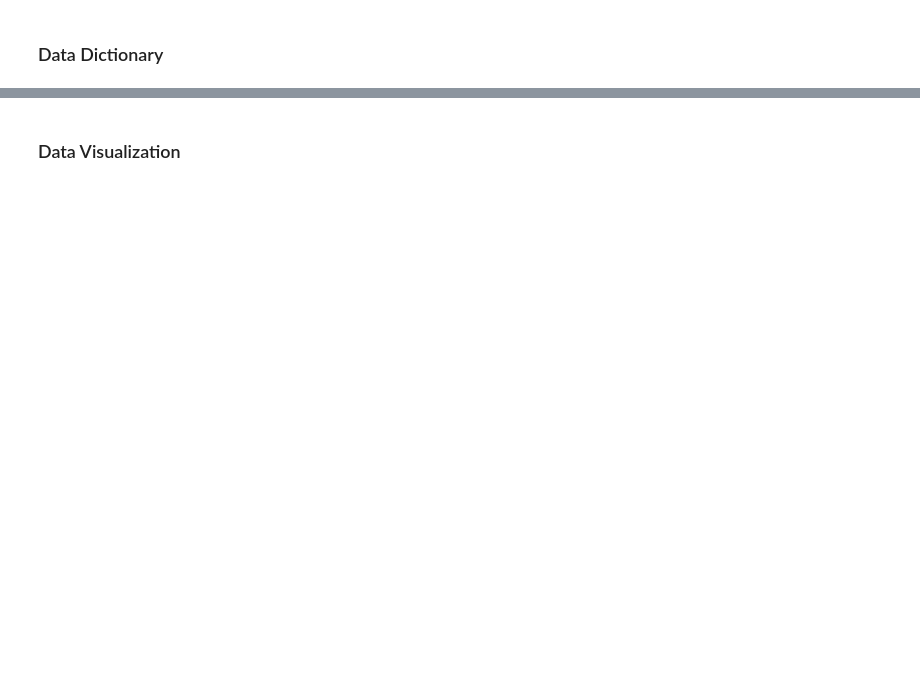
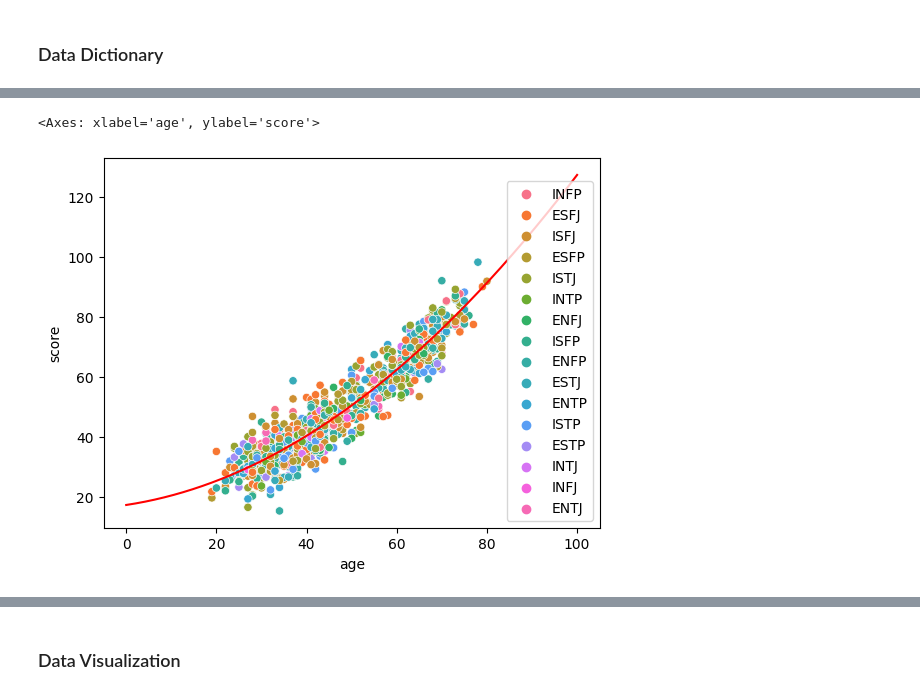
Before and after one commit to Alexr1239/Fictional_data, a Jupyter notebook: Cook_Fictional_Data_B.ipynb, the cells around one changed output, grey strips where cells are left out. Saved outputs shown, nothing was run; the diff lists cells and outputs as text; code cells hidden in the pictures; blank space fills up the shorter version.

```diff
--- a/Cook_Fictional_Data_B.ipynb
+++ b/Cook_Fictional_Data_B.ipynb
@@ -41,0 +147,11 @@ data = {'id':list(range(100000,100000+obs)),
+# %%
+data = df[['age','score']]
+train, test = train_test_split(
+    data, test_size=0.2, random_state=42)
+
+model = smf.ols(
+  formula='score ~ age + I(age**2)', data=train).fit()
+
+ols_results_summary = model.summary()
+
+print(ols_results_summary)
@@ -41,0 +176,10 @@ data = {'id':list(range(100000,100000+obs)),
+# %%
+age = pd.DataFrame({'age':np.linspace(0,100,1000)})
+
+score = model.predict(age)
+
+sns.scatterplot(x='age',y='score', data=df, hue='mbti')
+sns.lineplot(y=score, x=age['age'],  color='red')
+# %% [output]
+<Axes: xlabel='age', ylabel='score'>
+[figure, added]
```
Also changed, not shown: parts of 16 cells of this notebook.
